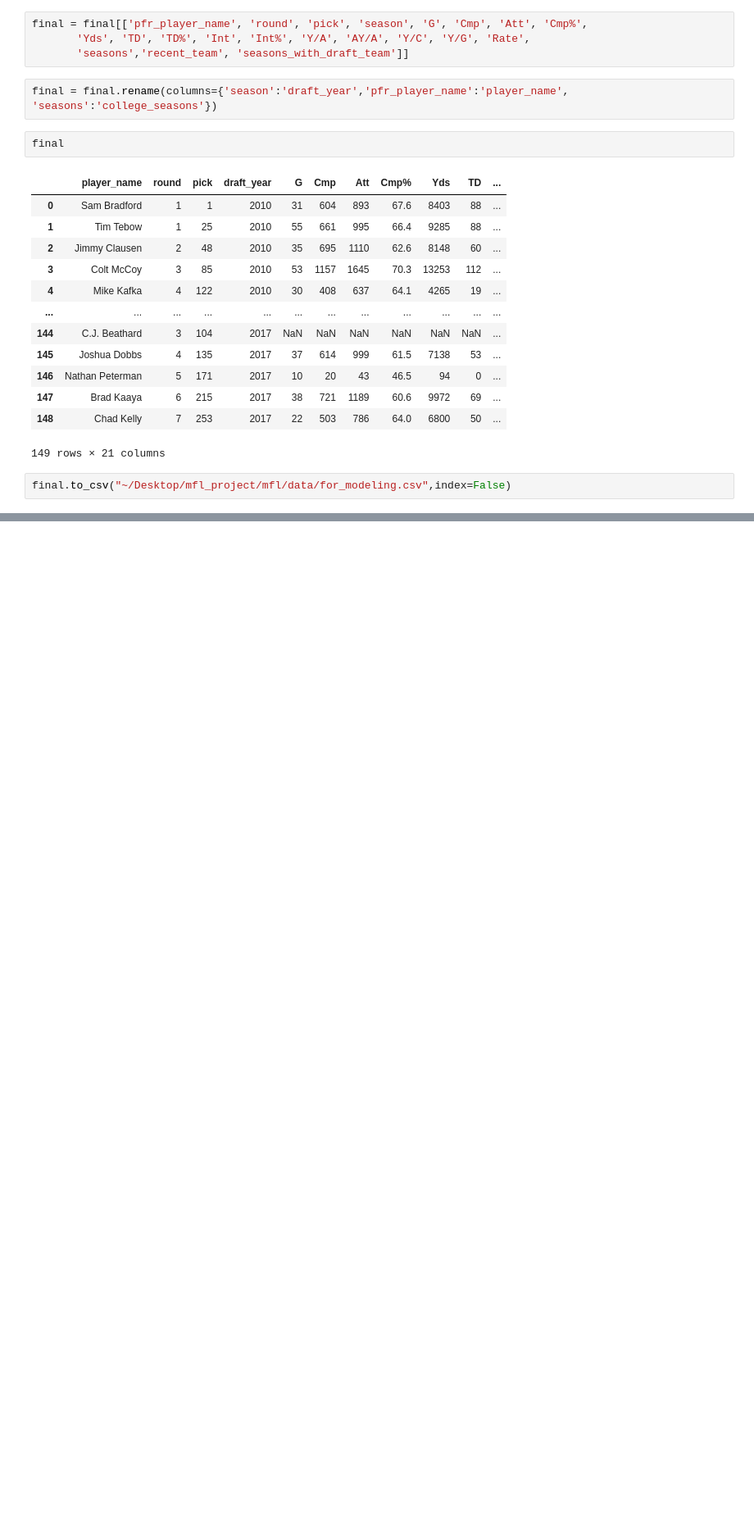
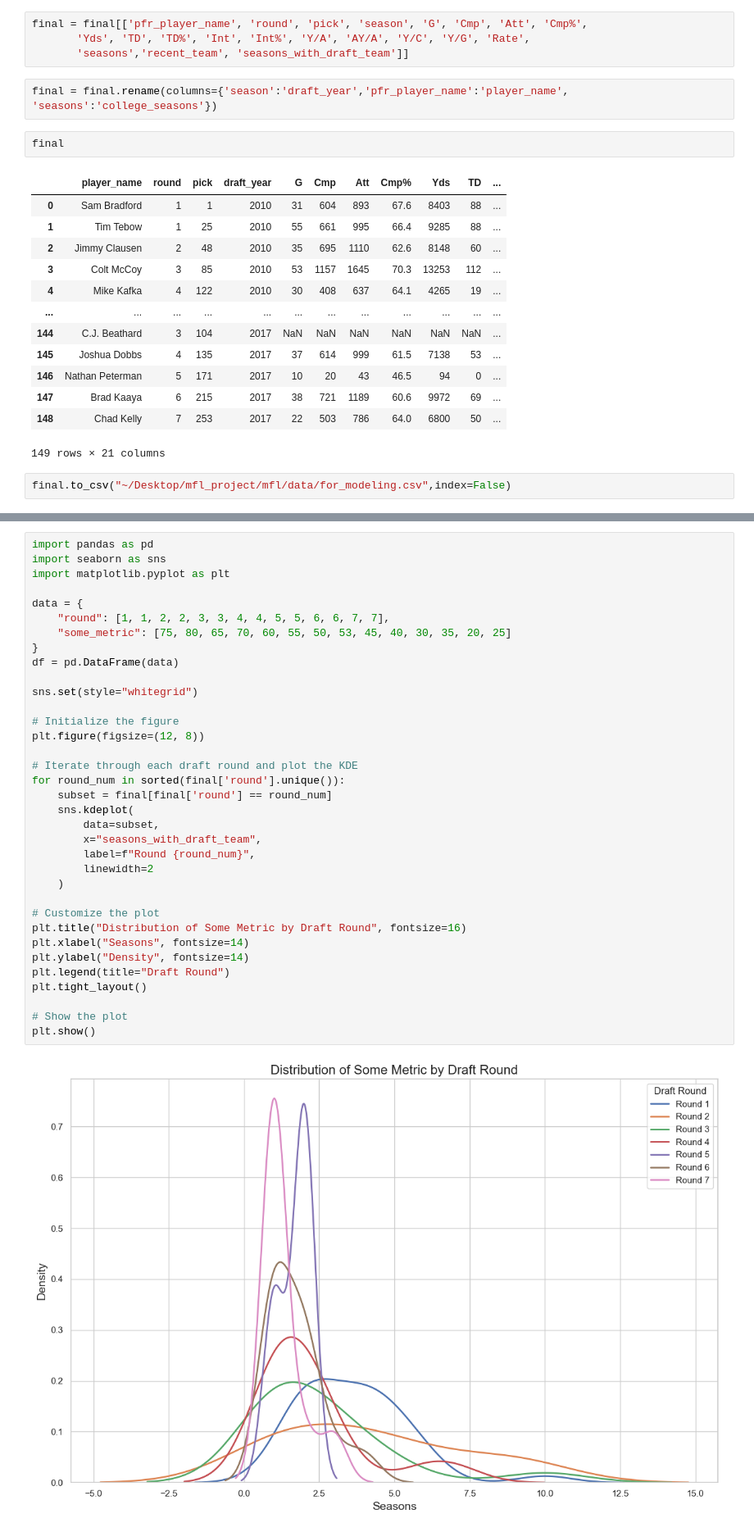
Before and after one commit to benstager/mfl, a Jupyter notebook: model_dev/model_dev_1_1.ipynb, the cells around one changed output, grey strips where cells are left out. Shown at 82% size. Cells and saved outputs as stored; diff of their text form; blank space fills up the shorter version.

```diff
--- a/model_dev/model_dev_1_1.ipynb
+++ b/model_dev/model_dev_1_1.ipynb
@@ -306,0 +333,37 @@ final.to_csv("~/Desktop/mfl_project/mfl/data/for_modeling.csv",index=False)
+# %%
+import pandas as pd
+import seaborn as sns
+import matplotlib.pyplot as plt
+
+data = {
+    "round": [1, 1, 2, 2, 3, 3, 4, 4, 5, 5, 6, 6, 7, 7],
+    "some_metric": [75, 80, 65, 70, 60, 55, 50, 53, 45, 40, 30, 35, 20, 25]
+}
+df = pd.DataFrame(data)
+
+sns.set(style="whitegrid")
+
+# Initialize the figure
+plt.figure(figsize=(12, 8))
+
+# Iterate through each draft round and plot the KDE
+for round_num in sorted(final['round'].unique()):
+    subset = final[final['round'] == round_num]
+    sns.kdeplot(
+        data=subset,
+        x="seasons_with_draft_team",
+        label=f"Round {round_num}",
+        linewidth=2
+    )
+
+# Customize the plot
+plt.title("Distribution of Some Metric by Draft Round", fontsize=16)
+plt.xlabel("Seasons", fontsize=14)
+plt.ylabel("Density", fontsize=14)
+plt.legend(title="Draft Round")
+plt.tight_layout()
+
+# Show the plot
+plt.show()
+# %% [output]
+[figure, added]
```
Also changed, not shown: parts of 10 cells of this notebook, 5 other files.
